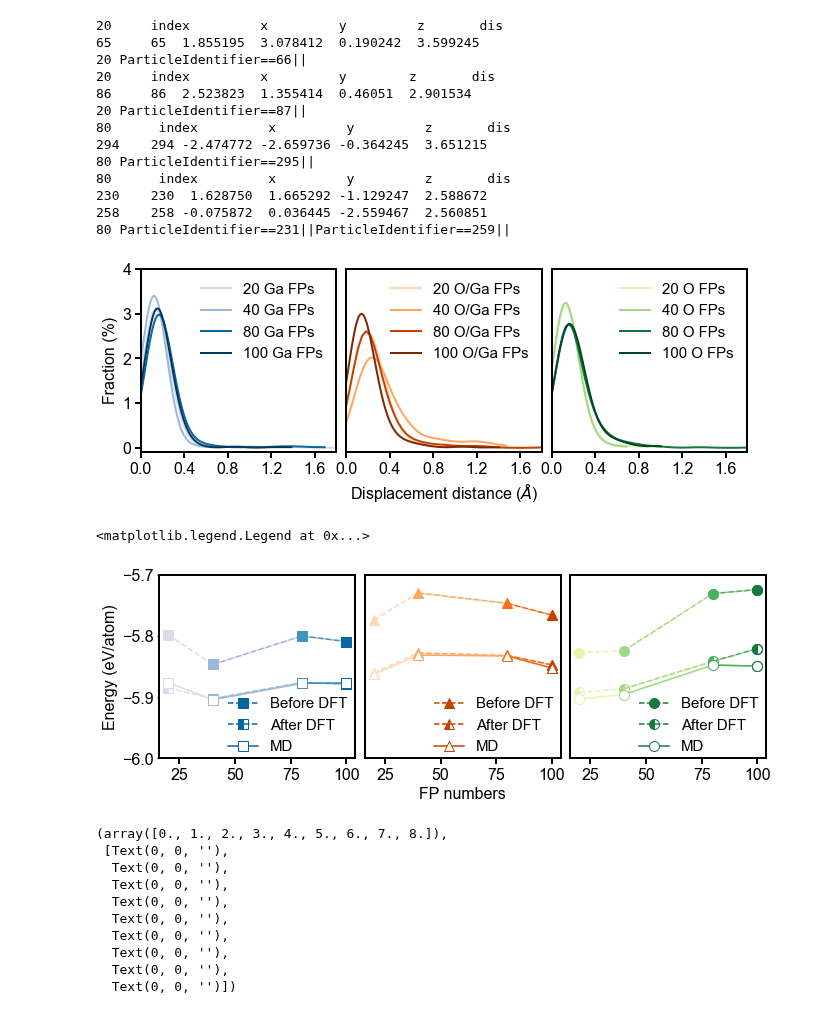
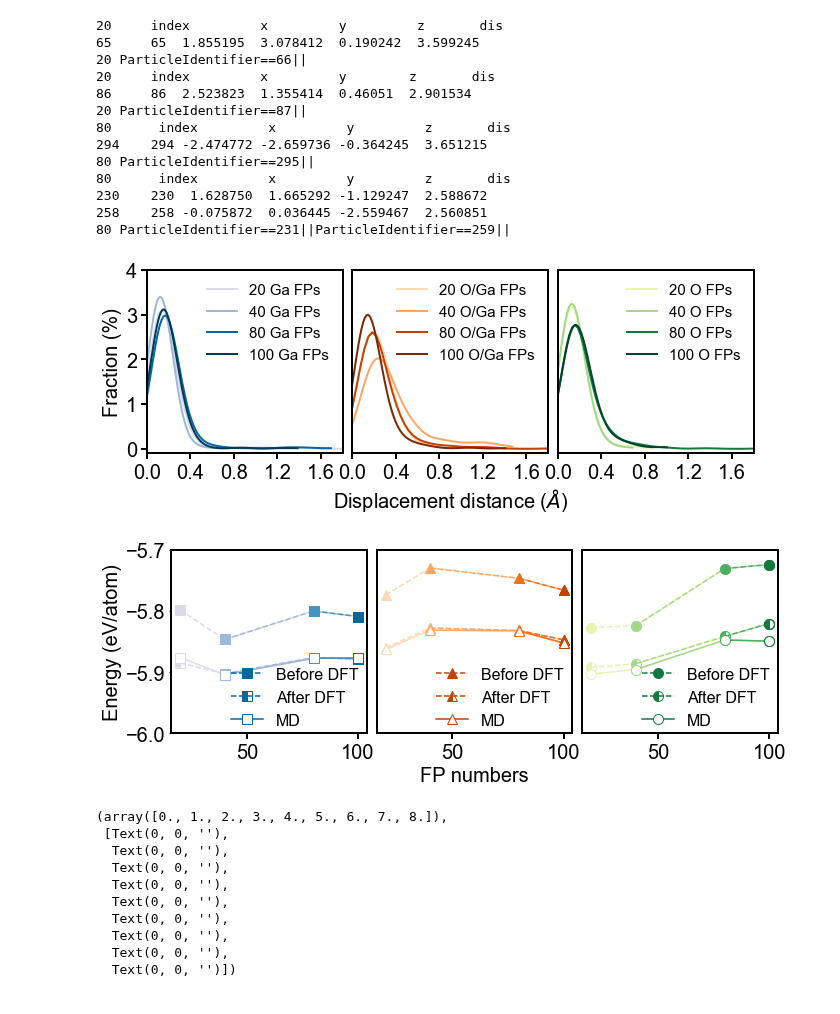
Before and after one commit to HE-RU10/ga2o3, a Jupyter notebook: MD_DFT_displacement__pe.ipynb, the cells around one changed output. Drawn from its saved outputs; the diff is of its cells as text; code cells hidden in the pictures.

```diff
--- a/MD_DFT_displacement__pe.ipynb
+++ b/MD_DFT_displacement__pe.ipynb
@@ -154,17 +154,17 @@ for FPn in [20,40,80,100]:
 axs[0].set_xlim(0, 1.8)
 axs[0].set_ylim(-0.1, 4)
 
-axs[0].set_ylabel('Fraction (%)',fontsize=16)
+axs[0].set_ylabel('Fraction (%)',fontsize=20)
 axs[0].legend(fontsize=15,frameon=False)
 
 axs[0].grid(False)
     # Set the desired x-axis limits
 
-axs[0].set_xticks([ 0,0.4 ,0.8 ,1.2, 1.6],fontsize=16)
-axs[0].set_yticks([ 0,1.0 ,2.0 ,3.0, 4.0],fontsize=16)
+axs[0].set_xticks([ 0,0.4 ,0.8 ,1.2, 1.6],fontsize=20)
+axs[0].set_yticks([ 0,1.0 ,2.0 ,3.0, 4.0],fontsize=20)
 
-axs[0].tick_params(axis='x', width=2,length=6,labelsize=16)
-axs[0].tick_params(axis='y', width=2,length=6,labelsize=16)
+axs[0].tick_params(axis='x', width=2,length=6,labelsize=20)
+axs[0].tick_params(axis='y', width=2,length=6,labelsize=20)
 path='/home/heruhe/Desktop/Ga2o3/Frenkelpair/FP_beta/DFT/320atoms_MD_DFT/mix'
 os.chdir(path)
 cmap = plt.get_cmap('Oranges')
@@ -186,10 +186,10 @@ axs[1].legend(fontsize=15,frameon=False)
 axs[1].grid(False)
     # Set the desired x-axis limits
 
-axs[1].set_xticks([ 0,0.4 ,0.8 ,1.2, 1.6],fontsize=16)
-axs[1].tick_params(axis='x', width=2,length=6,labelsize=16)
-axs[1].tick_params(axis='y', width=0,length=0,labelsize=16)
-axs[1].set_xlabel('Displacement distance ($\AA$)',fontsize=16)
+axs[1].set_xticks([ 0,0.4 ,0.8 ,1.2, 1.6],fontsize=20)
+axs[1].tick_params(axis='x', width=2,length=6,labelsize=20)
+axs[1].tick_params(axis='y', width=0,length=0,labelsize=20)
+axs[1].set_xlabel('Displacement distance ($\AA$)',fontsize=20)
 path='/home/heruhe/Desktop/Ga2o3/Frenkelpair/FP_beta/DFT/320atoms_MD_DFT/O'
 os.chdir(path)
 cmap = plt.get_cmap('YlGn')
@@ -211,9 +211,11 @@ axs[2].legend(fontsize=15,frameon=False)
 axs[2].grid(False)
     # Set the desired x-axis limits
 
-axs[2].set_xticks([ 0,0.4 ,0.8 ,1.2, 1.6],fontsize=16)
-axs[2].tick_params(axis='x', width=2,length=6,labelsize=16)
-axs[2].tick_params(axis='y', width=0,length=0,labelsize=16)
+axs[2].set_xticks([ 0,0.4 ,0.8 ,1.2, 1.6],fontsize=20)
+axs[2].tick_params(axis='x', width=2,length=6,labelsize=20)
+axs[2].tick_params(axis='y', width=0,length=0,labelsize=20)
+
+plt.savefig('/home/heruhe/Desktop/Ga2o3/Frenkelpair/FP_beta/DFT/320atoms_MD_DFT/distance1.svg')
 # %% [output]
 20     index         x         y         z       dis
 65     65  1.855195  3.078412  0.190242  3.599245
@@ -228,7 +230,7 @@ axs[2].tick_params(axis='y', width=0,length=0,labelsize=16)
 230    230  1.628750  1.665292 -1.129247  2.588672
 258    258 -0.075872  0.036445 -2.559467  2.560851
 80 ParticleIdentifier==231||ParticleIdentifier==259||
-[figure, old version]
+[figure, new version]
 # %%
 # Modify a global rcParam
 plt.rcParams['axes.linewidth'] = 2
@@ -257,10 +259,10 @@ for i in range(num_colors - 1):
 axs[0].plot(n[i:i+3], before_dft_Ga_pe[i:i+3],marker="s",markersize=10, color=colors[i],linestyle='--',label='Before DFT')
 axs[0].plot(n[i:i+3], after_dft_Ga_pe[i:i+3],marker="s", markersize=10,color=colors[i],linestyle='--', fillstyle='left',label='After DFT')
 axs[0].plot(n[i:i+3], md_relax[i:i+3],color=colors[i],marker="s",markersize=10,markerfacecolor='white',label='MD')
-axs[0].set_ylabel('Energy (eV/atom)',fontsize=16)
-axs[0].tick_params(axis='x', width=2,length=6,labelsize=16)
-axs[0].tick_params(axis='y', width=1.2,length=2,labelsize=16)
-axs[0].legend(loc='lower right',bbox_to_anchor=(1.03,-0.05),frameon=False,fontsize=15)
+axs[0].set_ylabel('Energy (eV/atom)',fontsize=20)
+axs[0].tick_params(axis='x', width=2,length=6,labelsize=20)
+axs[0].tick_params(axis='y', width=1.2,length=2,labelsize=20)
+axs[0].legend(loc='lower right',bbox_to_anchor=(1.03,-0.05),frameon=False,fontsize=16)
 before_dft_mix_pe=np.array([-1847.6,-1833.5,-1838.9,-1845.1])/320
 after_dft_mix_pe=np.array([-1875.2,-1864.9,-1866.2,-1871.1])/320
 #before_md_relax=np.array([-5.8387,-5.80797,-5.8105,-5.8304])
@@ -278,42 +280,42 @@ colors = [cmap((i+1) / num_colors) for i in range(num_colors)]
 for i in range(num_colors - 1):
     axs[1].plot(n[i:i+3], before_dft_mix_pe[i:i+3],marker="^", color=colors[i],linestyle='--',markersize=10)
     axs[1].plot(n[i:i+3], after_dft_mix_pe[i:i+3],marker="^", color=colors[i], markersize=10,linestyle='--',fillstyle='left')
     axs[1].plot(n[i:i+3], md_relax[i:i+3],color=colors[i],marker="^",markerfacecolor='white', markersize=10)
 axs[1].plot(n[i:i+3], before_dft_mix_pe[i:i+3],marker="^", color=colors[i],markersize=10,linestyle='--',label='Before DFT')
 axs[1].plot(n[i:i+3], after_dft_mix_pe[i:i+3],marker="^", color=colors[i],markersize=10,linestyle='--',fillstyle='left',label='After DFT')
 axs[1].plot(n[i:i+3], md_relax[i:i+3],color=colors[i],marker="^",markersize=10,markerfacecolor='white',label='MD')
-axs[1].set_xlabel('FP numbers',fontsize=16)
-axs[1].tick_params(axis='x', width=2,length=6,labelsize=16)
-axs[1].tick_params(axis='y', width=0,length=0,labelsize=16)
-axs[1].legend(loc='lower right',bbox_to_anchor=(1.03,-0.05),frameon=False,fontsize=15)
+axs[1].set_xlabel('FP numbers',fontsize=20)
+axs[1].tick_params(axis='x', width=2,length=6,labelsize=20)
+axs[1].tick_params(axis='y', width=0,length=0,labelsize=20)
+axs[1].legend(loc='lower right',bbox_to_anchor=(1.03,-0.05),frameon=False,fontsize=16)
 before_dft_o_pe=np.array([-1864.7,-1863.7,-1833.8,-1831.7])/320
 after_dft_o_pe=np.array([-1885.5,-1883.6,-1869.3,-1862.569])/320
 #before_md_relax=np.array([-5.880,-5.872,-5.8236,-5.825])
 md_relax=np.array([-5.9031,-5.8957,-5.8475,-5.8492])
 # Define the colormap
 cmap = plt.get_cmap('YlGn')
 
 # Determine the number of colors you want
 num_colors = 5
 
 # Create an array of colors using the colormap
 colors = [cmap((i+1) / num_colors) for i in range(num_colors)]
 
 # Plot the line segment by segment with different colors
 for i in range(num_colors - 1):
     axs[2].plot(n[i:i+3], before_dft_o_pe[i:i+3],marker="o", color=colors[i],linestyle='--',markersize=10)
     axs[2].plot(n[i:i+3], after_dft_o_pe[i:i+3],marker="o", color=colors[i],linestyle='--',markersize=10,fillstyle='left')
     axs[2].plot(n[i:i+3], md_relax[i:i+3],color=colors[i],marker="o",markerfacecolor='white',markersize=10)
 axs[2].plot(n[i:i+3], before_dft_o_pe[i:i+3],marker="o", color=colors[i],linestyle='--',markersize=10,label='Before DFT')
 axs[2].plot(n[i:i+3], after_dft_o_pe[i:i+3],marker="o", color=colors[i],linestyle='--',markersize=10,fillstyle='left',label='After DFT')
 axs[2].plot(n[i:i+3], md_relax[i:i+3],color=colors[i],marker="o",markerfacecolor='white',markersize=10,label='MD')
 axs[2].set_ylim(-6, -5.7)
-axs[2].tick_params(axis='x', width=2,length=6,labelsize=16)
-axs[2].tick_params(axis='y', width=0,length=0,labelsize=16)
-axs[2].legend(loc='lower right',bbox_to_anchor=(1.03,-0.05),frameon=False,fontsize=15)
+axs[2].tick_params(axis='x', width=2,length=6,labelsize=20)
+axs[2].tick_params(axis='y', width=0,length=0,labelsize=20)
+axs[2].legend(loc='lower right',bbox_to_anchor=(1.03,-0.05),frameon=False,fontsize=16)
+plt.savefig('/home/heruhe/Desktop/Ga2o3/Frenkelpair/FP_beta/DFT/320atoms_MD_DFT/pe.svg')
 # %% [output]
-<matplotlib.legend.Legend at 0x...>
-[figure, old version]
+[figure, new version]
 # %%
 path='/home/heruhe/Desktop/Ga2o3/Frenkelpair/FP_beta/DFT/two_potential_contrast/soap/mix'
 os.chdir(path)
```
Also changed, not shown: 2 other files.
